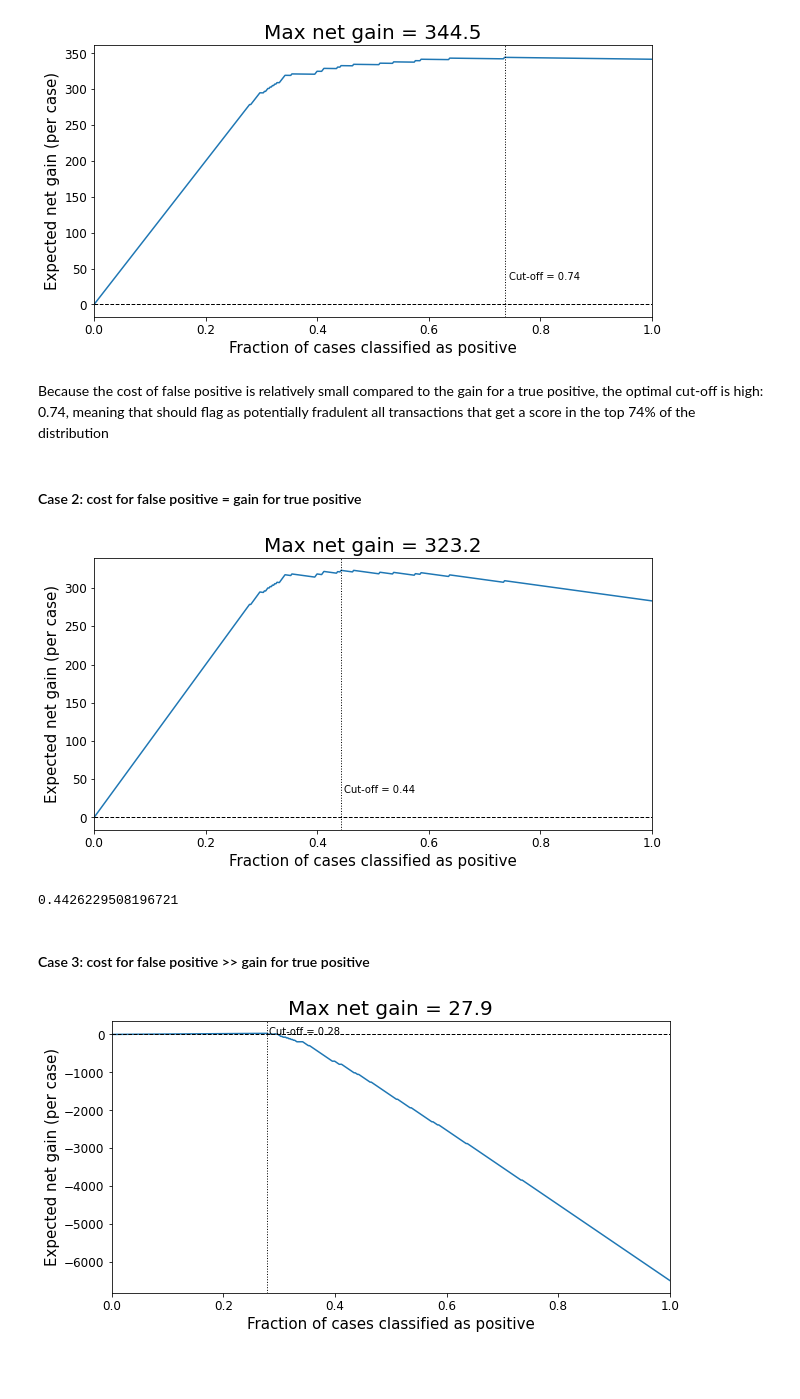
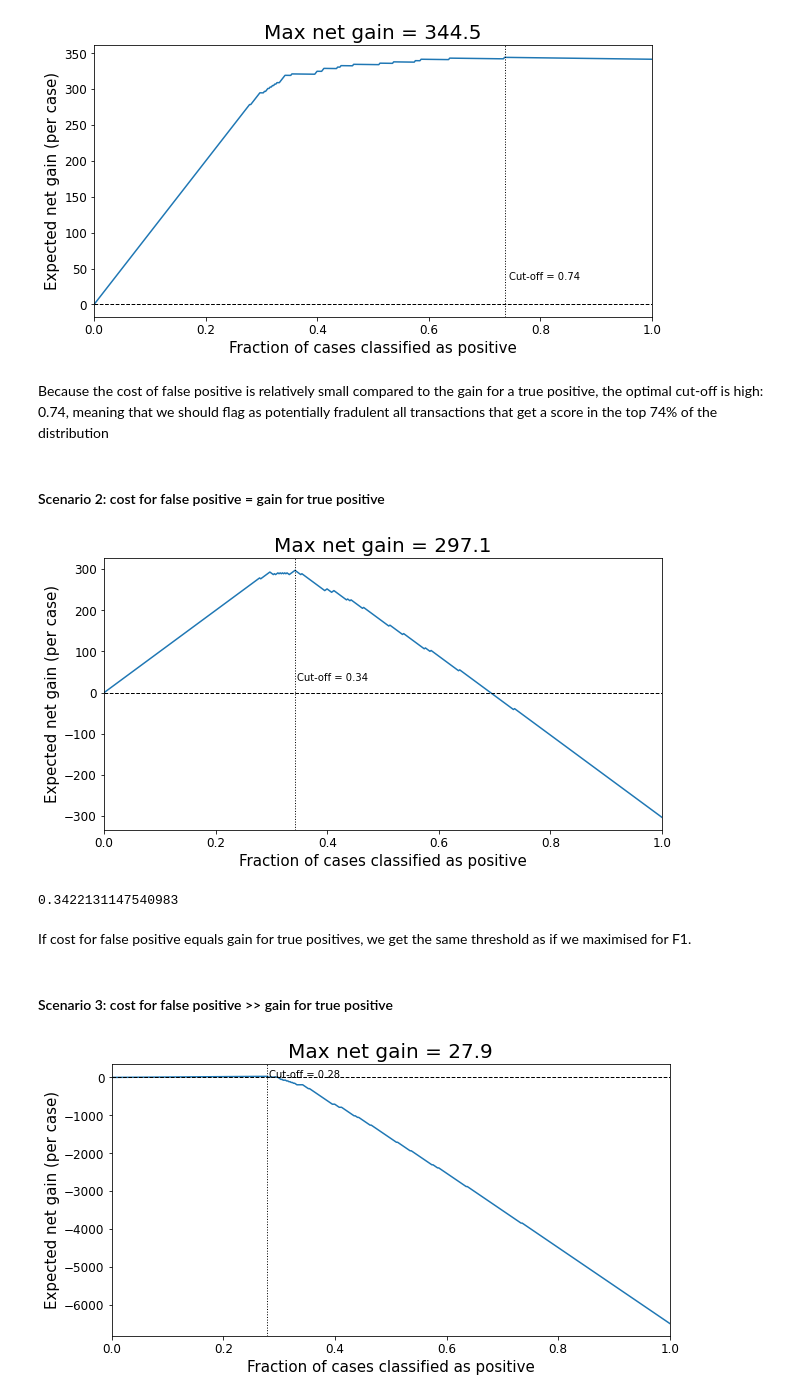
Before and after one commit to nmusmeci/classifier-cutoff-calculator, a Jupyter notebook: notebooks/Tutorial.ipynb, the cells around one changed output. Drawn from its saved outputs; the diff is of its cells as text; code cells hidden in the pictures; blank space fills up the shorter version.

```diff
--- a/notebooks/Tutorial.ipynb
+++ b/notebooks/Tutorial.ipynb
@@ -120,25 +118,27 @@ plot_net_gain_curve(expected_net_gain_series_lr,figsize=(10,5))
 # %% [output]
 [figure]
 # %% [markdown]
-Because the cost of false positive is relatively small compared to the gain for a true positive, the optimal cut-off is high: 0.74, meaning that should flag as potentially fradulent all transactions that get a score in the top 74% of the distribution
+Because the cost of false positive is relatively small compared to the gain for a true positive, the optimal cut-off is high: 0.74, meaning that we should flag as potentially fradulent all transactions that get a score in the top 74% of the distribution
 # %% [markdown]
-#### Case 2: cost for false positive = gain for true positive
+#### Scenario 2: cost for false positive = gain for true positive
 # %%
 tp_gain = 1000.
-fp_cost = 100.
+fp_cost = 1000.
 
 expected_net_gain_series_lr, expected_net_gain_max_lr, optimal_threshold_lr = \
     net_gain_curve(y_test, y_score_lr, tp_gain, fp_cost)
 
 plot_net_gain_curve(expected_net_gain_series_lr,figsize=(10,5))
 # %% [output]
-[figure, old version]
+[figure, new version]
 # %%
 optimal_threshold_lr
 # %% [output]
-0.4426229508196721
+0.3422131147540983
+# %% [markdown]
+If cost for false positive equals gain for true positives, we get the same threshold as if we maximised for F1.
 # %% [markdown]
-#### Case 3: cost for false positive >> gain for true positive
+#### Scenario 3: cost for false positive >> gain for true positive
 # %%
 tp_gain = 100.
 fp_cost = 10000.
```
Also changed, not shown: parts of 8 cells of this notebook.
